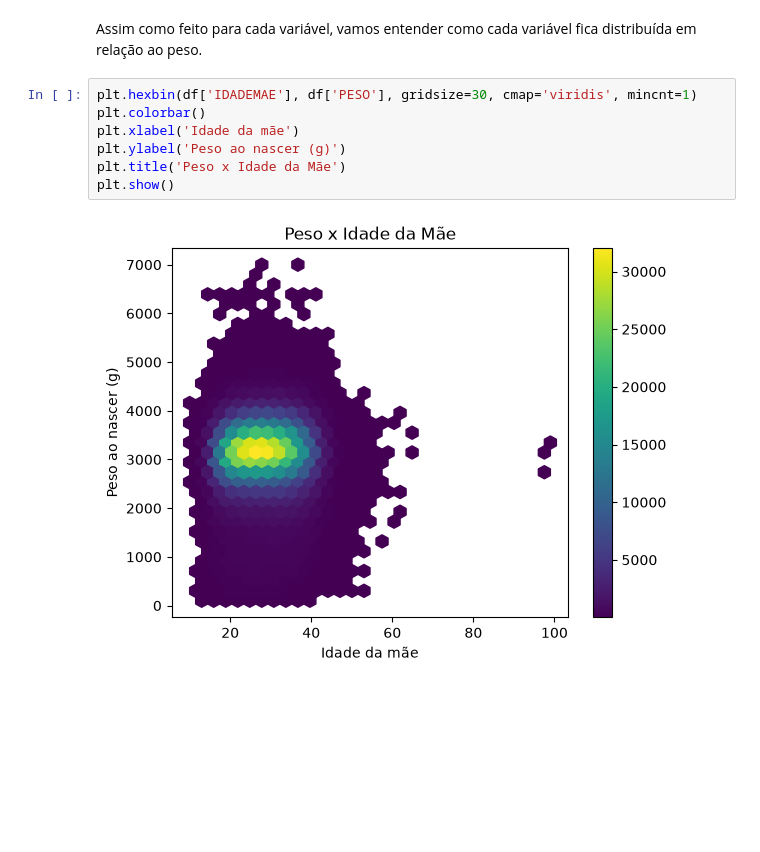
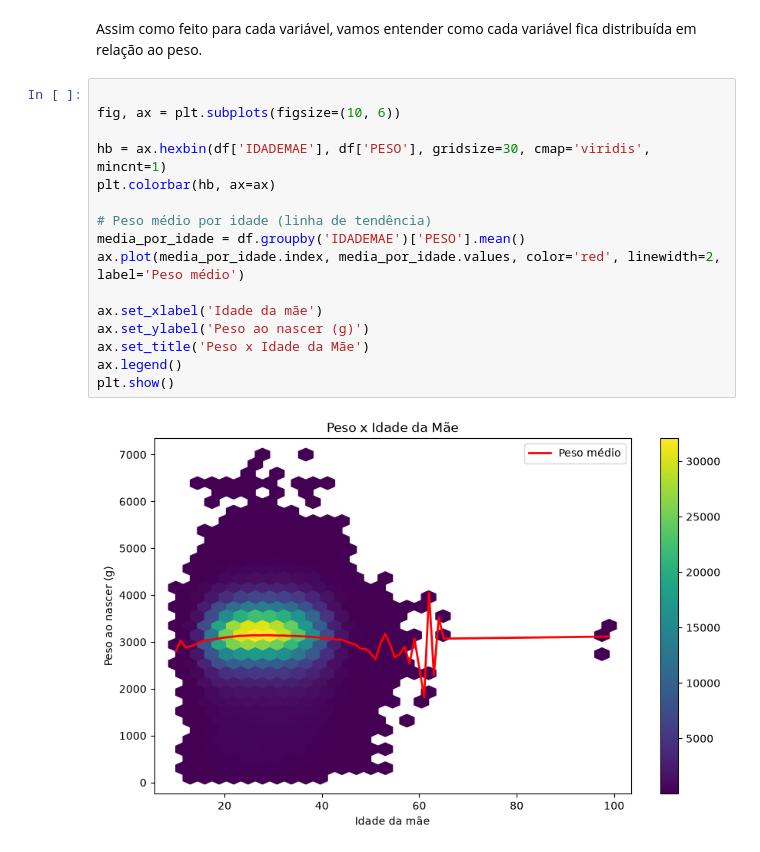
Before and after one commit to luizv55/SINASC-BirthWeight, a Jupyter notebook: main.ipynb, the cells around one changed output. Drawn from its saved outputs; the diff is of its cells as text; blank space fills up the shorter version.

```diff
--- a/main.ipynb
+++ b/main.ipynb
@@ -374,12 +376,21 @@ Isso era esperado, visto que todas medem quantas vezes essa mulher já passou po
 ## Análise bivariada
 # %% [markdown]
 Assim como feito para cada variável, vamos entender como cada variável fica distribuída em relação ao peso.
-# %%
-plt.hexbin(df['IDADEMAE'], df['PESO'], gridsize=30, cmap='viridis', mincnt=1)
-plt.colorbar()
-plt.xlabel('Idade da mãe')
-plt.ylabel('Peso ao nascer (g)')
-plt.title('Peso x Idade da Mãe')
-plt.show()
-# %% [output]
-[figure, removed]
+# %%
+
+fig, ax = plt.subplots(figsize=(10, 6))
+
+hb = ax.hexbin(df['IDADEMAE'], df['PESO'], gridsize=30, cmap='viridis', mincnt=1)
+plt.colorbar(hb, ax=ax)
+
+# Peso médio por idade (linha de tendência)
+media_por_idade = df.groupby('IDADEMAE')['PESO'].mean()
+ax.plot(media_por_idade.index, media_por_idade.values, color='red', linewidth=2, label='Peso médio')
+
+ax.set_xlabel('Idade da mãe')
+ax.set_ylabel('Peso ao nascer (g)')
+ax.set_title('Peso x Idade da Mãe')
+ax.legend()
+plt.show()
+# %% [output]
+[figure, added]
```
Also changed, not shown: parts of 14 cells of this notebook.
